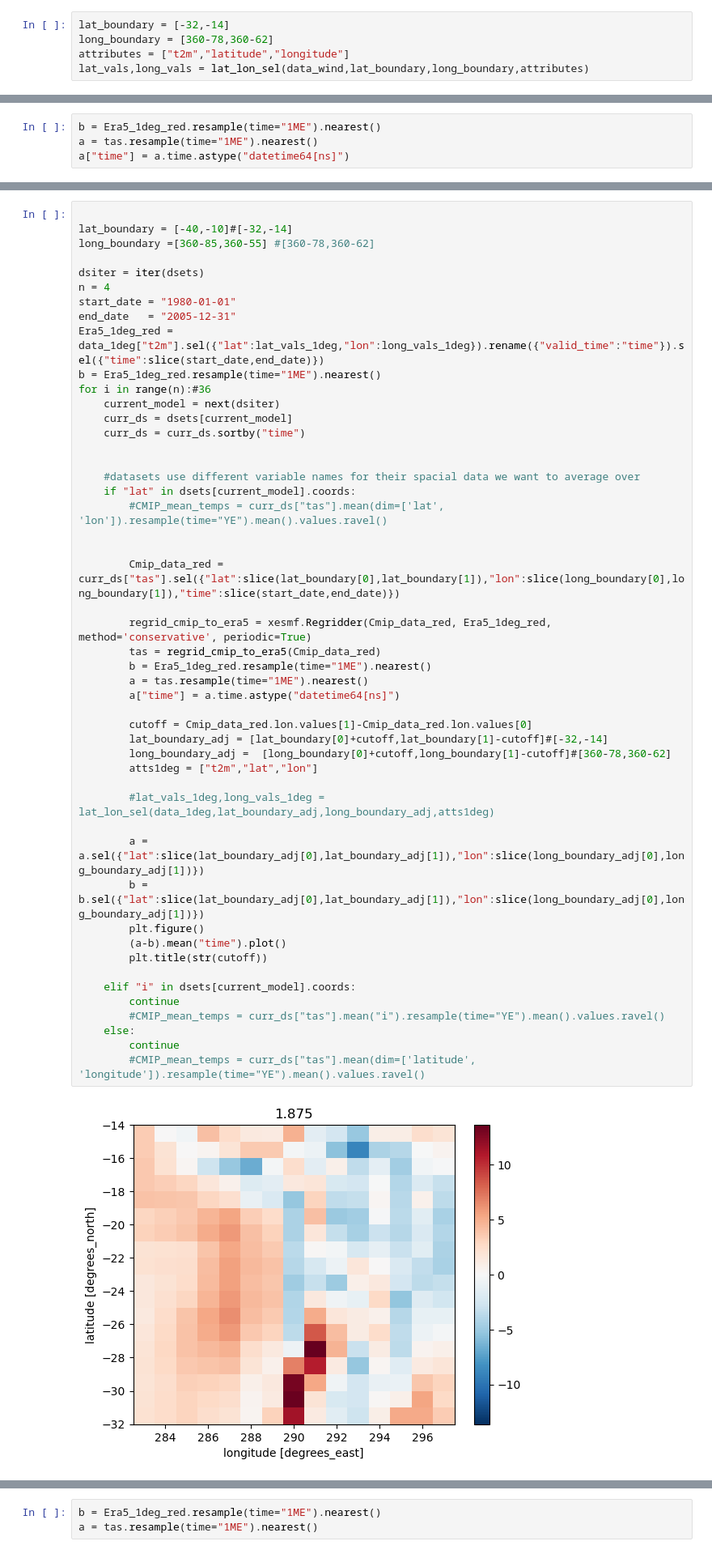
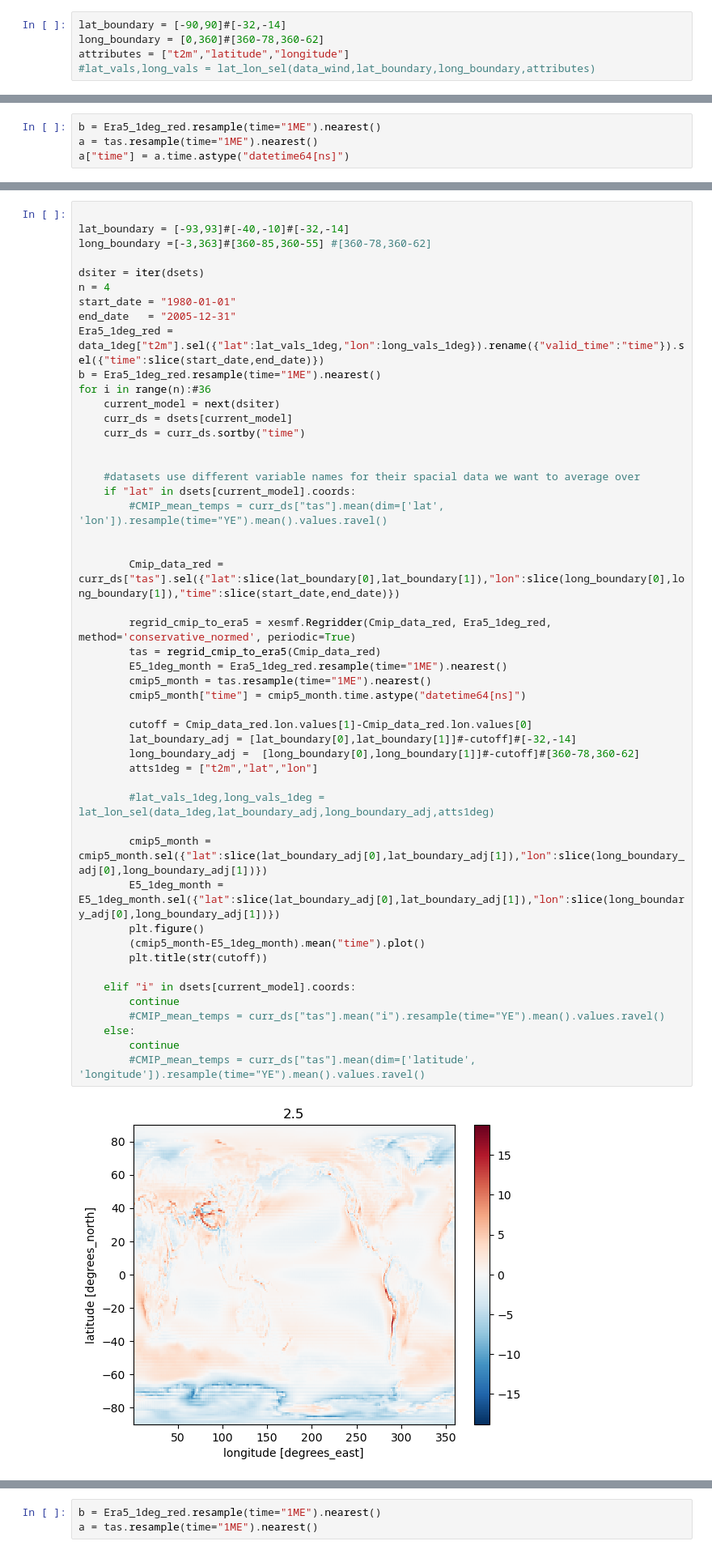
Before and after one commit to cc11223344556677/Computational-Meteorology-Exercises, a Jupyter notebook: project_simon.ipynb, the cells around one changed output, grey strips where cells are left out. Shown at 81% size. Saved outputs shown, nothing was run; the diff lists cells and outputs as text.

```diff
--- a/project_simon.ipynb
+++ b/project_simon.ipynb
@@ -35,10 +35,10 @@ def lat_lon_sel(data,lat_bnds,lon_bnds,attributes):
     long_vals = long_vals[long_vals<lon_bnds[1]]
     return lat_vals,long_vals
 # %%
-lat_boundary = [-32,-14]
-long_boundary = [360-78,360-62]
+lat_boundary = [-90,90]#[-32,-14]
+long_boundary = [0,360]#[360-78,360-62]
 attributes = ["t2m","latitude","longitude"]
-lat_vals,long_vals = lat_lon_sel(data_wind,lat_boundary,long_boundary,attributes)
+#lat_vals,long_vals = lat_lon_sel(data_wind,lat_boundary,long_boundary,attributes)
 # %%
 atts1deg = ["t2m","lat","lon"]
 lat_vals_1deg,long_vals_1deg = lat_lon_sel(data_1deg,lat_boundary,long_boundary,atts1deg)
@@ -148,7 +185,7 @@ plt.figure()
 # %%
 
-lat_boundary = [-40,-10]#[-32,-14]
-long_boundary =[360-85,360-55] #[360-78,360-62]
+lat_boundary = [-93,93]#[-40,-10]#[-32,-14]
+long_boundary =[-3,363]#[360-85,360-55] #[360-78,360-62]
 
 dsiter = iter(dsets)
 n = 4
@@ -159,40 +196,40 @@ b = Era5_1deg_red.resample(time="1ME").nearest()
 for i in range(n):#36
     current_model = next(dsiter)
     curr_ds = dsets[current_model]
     curr_ds = curr_ds.sortby("time")
 
 
     #datasets use different variable names for their spacial data we want to average over
     if "lat" in dsets[current_model].coords:
         #CMIP_mean_temps = curr_ds["tas"].mean(dim=['lat', 'lon']).resample(time="YE").mean().values.ravel()
 
 
         Cmip_data_red = curr_ds["tas"].sel({"lat":slice(lat_boundary[0],lat_boundary[1]),"lon":slice(long_boundary[0],long_boundary[1]),"time":slice(start_date,end_date)})
 
-        regrid_cmip_to_era5 = xesmf.Regridder(Cmip_data_red, Era5_1deg_red, method='conservative', periodic=True)
+        regrid_cmip_to_era5 = xesmf.Regridder(Cmip_data_red, Era5_1deg_red, method='conservative_normed', periodic=True)
         tas = regrid_cmip_to_era5(Cmip_data_red)
-        b = Era5_1deg_red.resample(time="1ME").nearest()
-        a = tas.resample(time="1ME").nearest()
-        a["time"] = a.time.astype("datetime64[ns]")
+        E5_1deg_month = Era5_1deg_red.resample(time="1ME").nearest()
+        cmip5_month = tas.resample(time="1ME").nearest()
+        cmip5_month["time"] = cmip5_month.time.astype("datetime64[ns]")
 
         cutoff = Cmip_data_red.lon.values[1]-Cmip_data_red.lon.values[0]
-        lat_boundary_adj = [lat_boundary[0]+cutoff,lat_boundary[1]-cutoff]#[-32,-14]
-        long_boundary_adj =  [long_boundary[0]+cutoff,long_boundary[1]-cutoff]#[360-78,360-62]
+        lat_boundary_adj = [lat_boundary[0],lat_boundary[1]]#-cutoff]#[-32,-14]
+        long_boundary_adj =  [long_boundary[0],long_boundary[1]]#-cutoff]#[360-78,360-62]
         atts1deg = ["t2m","lat","lon"]
 
         #lat_vals_1deg,long_vals_1deg = lat_lon_sel(data_1deg,lat_boundary_adj,long_boundary_adj,atts1deg)
 
-        a = a.sel({"lat":slice(lat_boundary_adj[0],lat_boundary_adj[1]),"lon":slice(long_boundary_adj[0],long_boundary_adj[1])})
-        b = b.sel({"lat":slice(lat_boundary_adj[0],lat_boundary_adj[1]),"lon":slice(long_boundary_adj[0],long_boundary_adj[1])})
+        cmip5_month = cmip5_month.sel({"lat":slice(lat_boundary_adj[0],lat_boundary_adj[1]),"lon":slice(long_boundary_adj[0],long_boundary_adj[1])})
+        E5_1deg_month = E5_1deg_month.sel({"lat":slice(lat_boundary_adj[0],lat_boundary_adj[1]),"lon":slice(long_boundary_adj[0],long_boundary_adj[1])})
         plt.figure()
-        (a-b).mean("time").plot()
+        (cmip5_month-E5_1deg_month).mean("time").plot()
         plt.title(str(cutoff))
 
     elif "i" in dsets[current_model].coords:
         continue
         #CMIP_mean_temps = curr_ds["tas"].mean("i").resample(time="YE").mean().values.ravel()
     else:
         continue
         #CMIP_mean_temps = curr_ds["tas"].mean(dim=['latitude', 'longitude']).resample(time="YE").mean().values.ravel()
 # %% [output]
-[figure, old version]
+[figure, new version]
```
Also changed, not shown: parts of 22 cells of this notebook.
